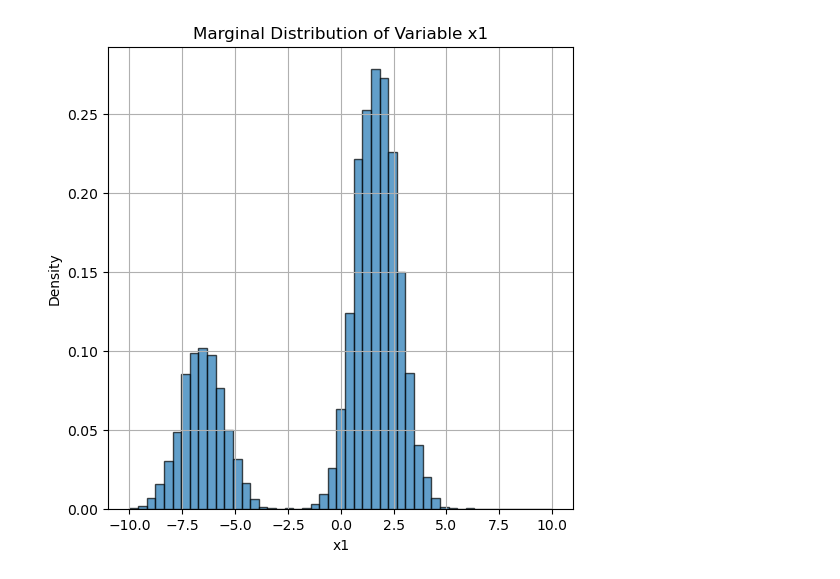
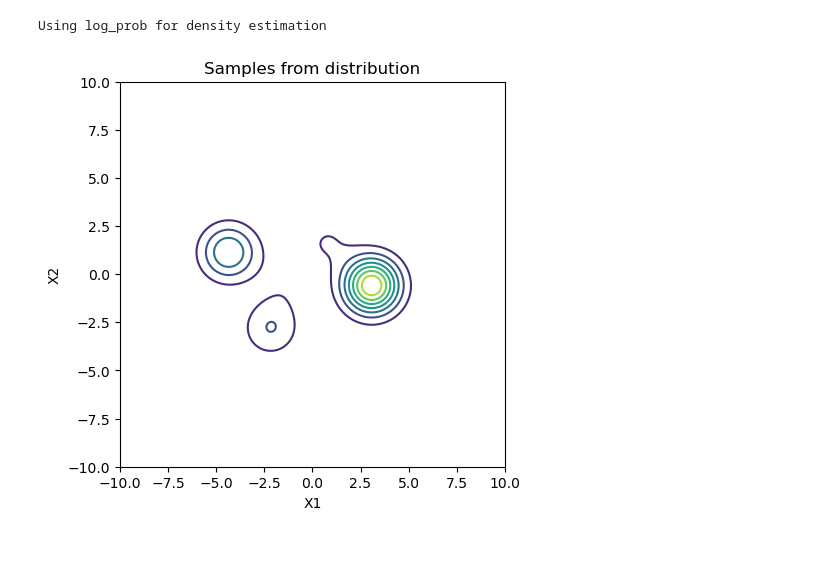
Before and after one commit to han-seungsu/normflows, a Jupyter notebook: Student-T-Product Target.ipynb, the cells around one changed output. Saved outputs shown, nothing was run; the diff lists cells and outputs as text; code cells hidden in the pictures; blank space fills up the shorter version.

```diff
--- a/Student-T-Product Target.ipynb
+++ b/Student-T-Product Target.ipynb
@@ -21,13 +72,13 @@ device = torch.device("mps" if torch.backends.mps.is_available() else "cpu")
 torch.manual_seed(0)
 np.random.seed(0)
 
-
-dimension = 1
+dimension = 2
 #base = nf.distributions.GaussianMixture(n_modes=2, dim=dimension, loc=[[3],[-3]], weights=[0.1, 0.9])
 #base = DPGM(shape=dimension, T=2)
-base = DirichletProcessMixture(shape=dimension, T=2)
+base = DirichletProcessMixture(shape=dimension, T=30)
 # %%
-Train.plot_samples(q0, two_d=True, min=-10, max=10)
+Train.plot_samples(base, vmin=-10, vmax=10, num_samples=10000, two_d=True, contour=True)
 # %% [output]
+Using log_prob for density estimation
-[figure, old version]
+[figure, new version]
 # %%
```
Also changed, not shown: parts of 23 cells of this notebook, 3 other files.
